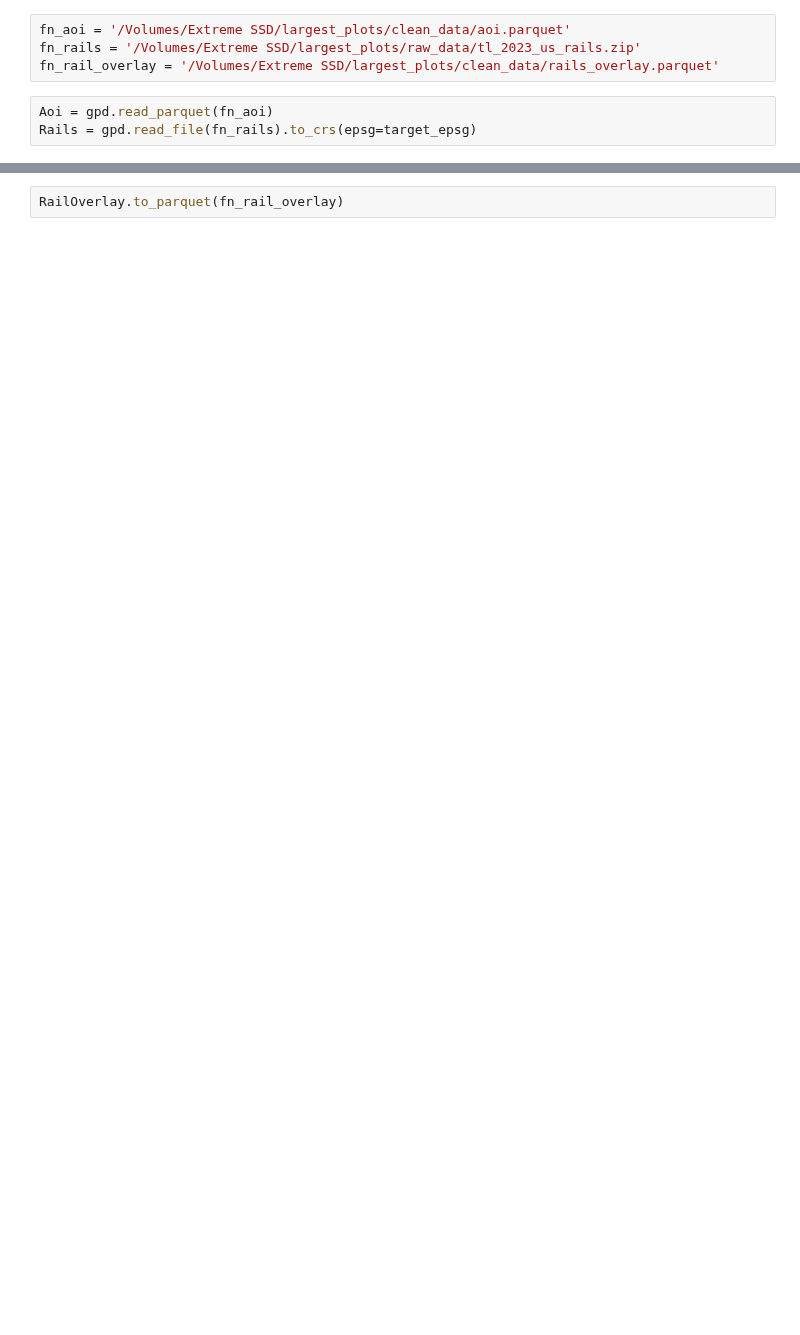
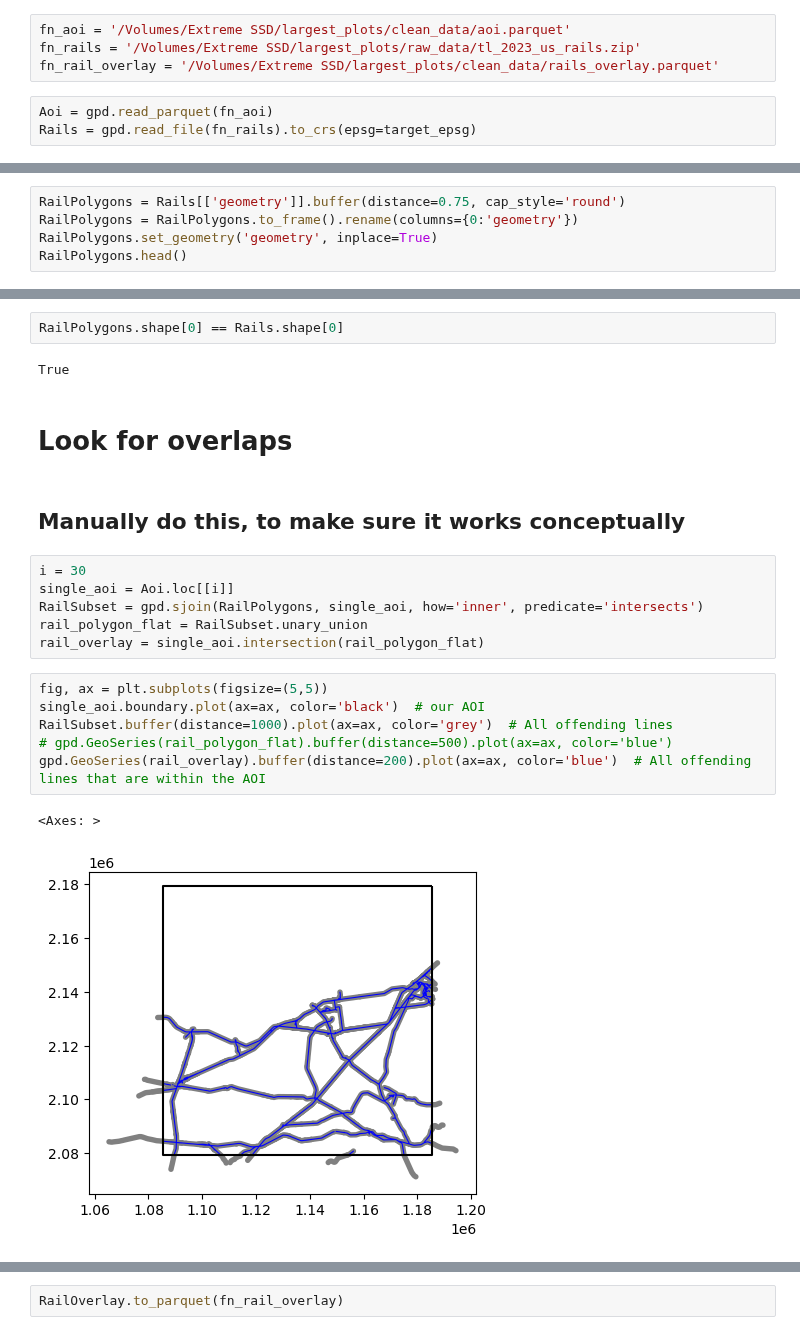
Before and after one commit to abartnof/largest_plot, a Jupyter notebook: scripts/rails.ipynb, the cells around one changed output, grey strips where cells are left out. Cells and saved outputs as stored; diff of their text form; blank space fills up the shorter version.

```diff
--- a/scripts/rails.ipynb
+++ b/scripts/rails.ipynb
@@ -22,0 +26,5 @@ Rails = gpd.read_file(fn_rails).to_crs(epsg=target_epsg)
+# %%
+RailPolygons = Rails[['geometry']].buffer(distance=0.75, cap_style='round')
+RailPolygons = RailPolygons.to_frame().rename(columns={0:'geometry'})
+RailPolygons.set_geometry('geometry', inplace=True)
+RailPolygons.head()
@@ -22,0 +38,23 @@ Rails = gpd.read_file(fn_rails).to_crs(epsg=target_epsg)
+# %%
+RailPolygons.shape[0] == Rails.shape[0]
+# %% [output]
+True
+# %% [markdown]
+# Look for overlaps
+# %% [markdown]
+## Manually do this, to make sure it works conceptually
+# %%
+i = 30
+single_aoi = Aoi.loc[[i]]
+RailSubset = gpd.sjoin(RailPolygons, single_aoi, how='inner', predicate='intersects')
+rail_polygon_flat = RailSubset.unary_union
+rail_overlay = single_aoi.intersection(rail_polygon_flat)
+# %%
+fig, ax = plt.subplots(figsize=(5,5))
+single_aoi.boundary.plot(ax=ax, color='black')  # our AOI
+RailSubset.buffer(distance=1000).plot(ax=ax, color='grey')  # All offending lines
+# gpd.GeoSeries(rail_polygon_flat).buffer(distance=500).plot(ax=ax, color='blue')
+gpd.GeoSeries(rail_overlay).buffer(distance=200).plot(ax=ax, color='blue')  # All offending lines that are within the AOI
+# %% [output]
+<Axes: >
+[figure, added]
```
Also changed, not shown: parts of 9 cells of this notebook, 1 other file.
